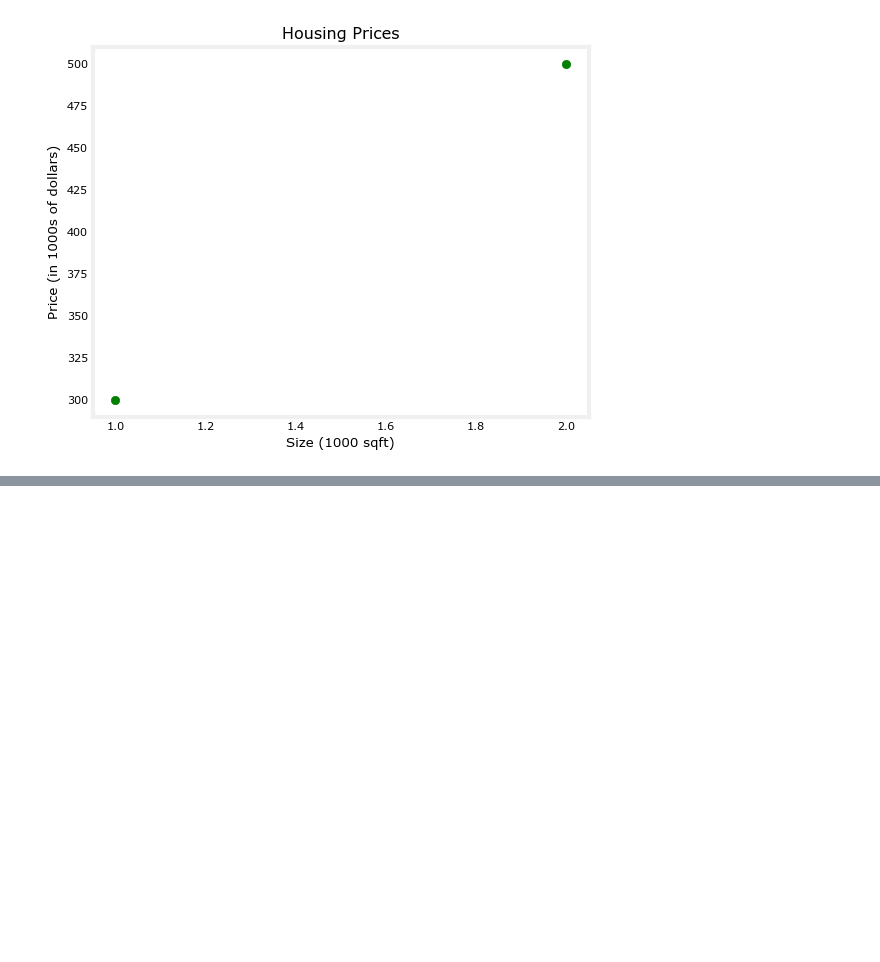
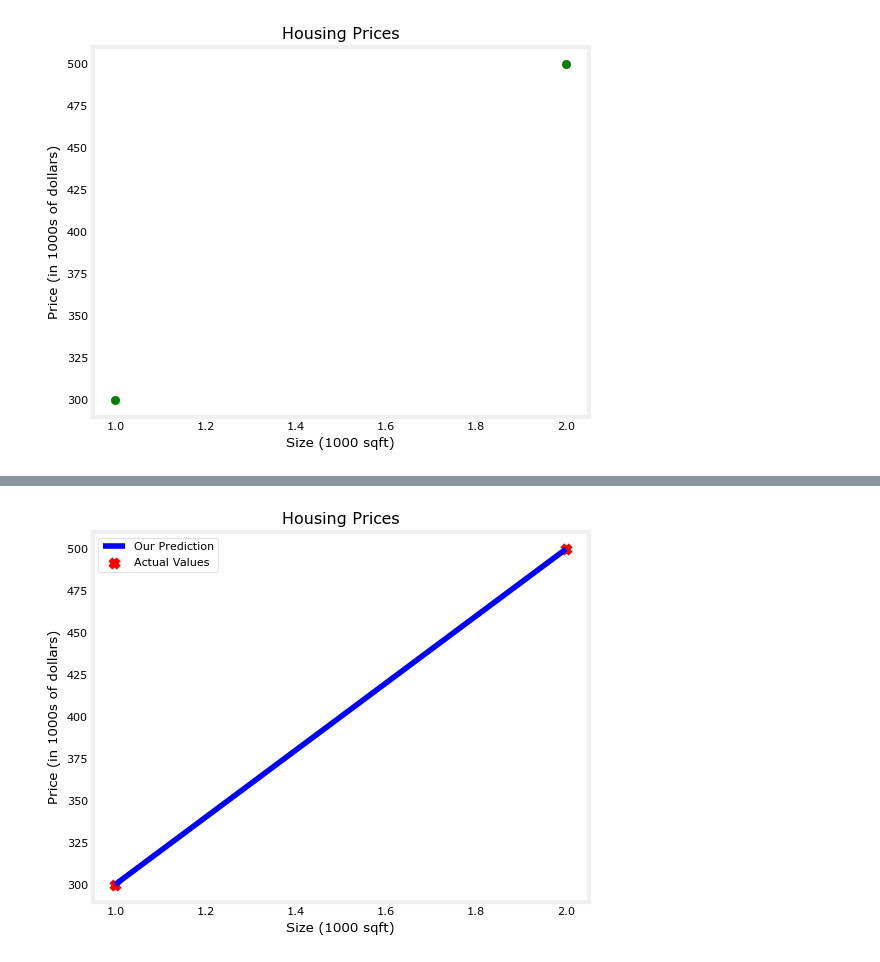
Before and after one commit to Mahanth-Maha/DataSci, a Jupyter notebook: Course_1_Supervised_ML/101_Regression_week_1_2.ipynb, the cells around one changed output, grey strips where cells are left out. Drawn from its saved outputs; the diff is of its cells as text; code cells hidden in the pictures; blank space fills up the shorter version.

Commit message:
UniVariate Linear Regression

```diff
--- a/Course_1_Supervised_ML/101_Regression_week_1_2.ipynb
+++ b/Course_1_Supervised_ML/101_Regression_week_1_2.ipynb
@@ -47,7 +38,6 @@ Successfully installed cycler-0.11.0 fonttools-4.37.1 kiwisolver-1.4.4 matplotli
 # %%
 import numpy as np
 import matplotlib.pyplot as plt
-plt.style.use('./assets/deeplearning.mplstyle')
 # %%
 # x_train is the input variable (size in 1000 square feet)
 # y_train is the target (price in 1000s of dollars)
@@ -92,0 +107,92 @@ plt.show()
+# %%
+# Implementation of UNI - VAR - LIN - REG
+import  matplotlib.pyplot as plt
+import numpy as np
+import math
+import copy
+
+class Uni_Var_Linear_Regression:
+    def __init__(self,x_train = np.array([1.0, 2.0]) ,y_train = np.array([300.0, 500.0]), b_init = 0,w_init = 0,iterations = 10000,alpha = 0.001) -> None:
+        self.x_train = x_train  #features
+        self.y_train = y_train   #target value
+        self.w = w_init
+        self.b = b_init
+        self.iterations = iterations
+        self.alpha = alpha
+        self.w_final, self.b_final = [0,0]
+
+    #Function to calculate the cost
+    def compute_cost(self):
+        m = self.x_train.shape[0]
+        cost = 0
+        for i in range(m):
+            f_wb = self.w * self.x_train[i] + self.b
+            cost = cost + (f_wb - self.y_train[i])**2
+        total_cost = 1 / (2 * m) * cost
+        return total_cost
+
+    #Function to calculate the gradient
+    def compute_gradient(self):
+        m = self.x_train.shape[0]
+        dj_dw = 0.0
+        dj_db = 0.0
+        for i in range(m):
+            f_wb = self.w * self.x_train[i] + self.b
+            dj_dw_i = (f_wb - self.y_train[i]) * self.x_train[i]
+            dj_db_i = f_wb - self.y_train[i]
+            dj_db += dj_db_i
+            dj_dw += dj_dw_i
+        dj_dw = dj_dw / m
+        dj_db = dj_db / m
+        return dj_dw, dj_db
+
+    #gradient descent algorithm
+    def gradient_descent(self):
+        w = copy.deepcopy(self.w) # avoid modifying global w_in
+        for i in range(self.iterations):
+            # Calculate the gradient and update the parameters using gradient_function
+            dj_dw, dj_db = self.compute_gradient()
+            # Update Parameters using equation (3) above
+            self.b = self.b - self.alpha * dj_db
+            self.w = self.w - self.alpha * dj_dw
+            # Save cost J at each iteration
+            if i < 100000:      # prevent resource exhaustion
+                self.compute_cost()
+        # return w, b
+        self.w_final = self.w
+        self.b_final = self.b
+        print(f"(w,b) found by gradient descent: ({self.w_final:8.4f},{self.b_final:8.4f})")
+
+    def predict (self,xi):
+        return self.w_final*(xi/1000) +self.b_final
+
+    def compute_model_output(self):
+        m = self.x_train.shape[0]
+        f_wb = np.zeros(m)
+        for i in range(m):
+            f_wb[i] = self.w_final * self.x_train[i] + self.b_final
+        return f_wb
+    def plottt(self):
+        # Plot our model prediction
+        plt.plot(self.x_train, self.compute_model_output(), c='b',label='Our Prediction')
+
+        # Plot the data points
+        plt.scatter(self.x_train, self.y_train, marker='x', c='r',label='Actual Values')
+
+        # Set the title
+        plt.title("Housing Prices")
+        # Set the y-axis label
+        plt.ylabel('Price (in 1000s of dollars)')
+        # Set the x-axis label
+        plt.xlabel('Size (1000 sqft)')
+        plt.legend()
+        plt.show()
+
+LinReg_default = Uni_Var_Linear_Regression(iterations=50000)
+LinReg_default.gradient_descent()
+p1 = LinReg_default.predict(1000) #  predict for 1000 ft
+p2 = LinReg_default.predict(1200) #  predict for 1200 ft
+p3 = LinReg_default.predict(2000) #  predict for 2000 ft
+LinReg_default.plottt()
+p1,p2,p3
+# %% [output]
@@ -92,0 +200 @@ plt.show()
+[figure, added]
```
Also changed, not shown: parts of 4 cells of this notebook, 3 other files.
